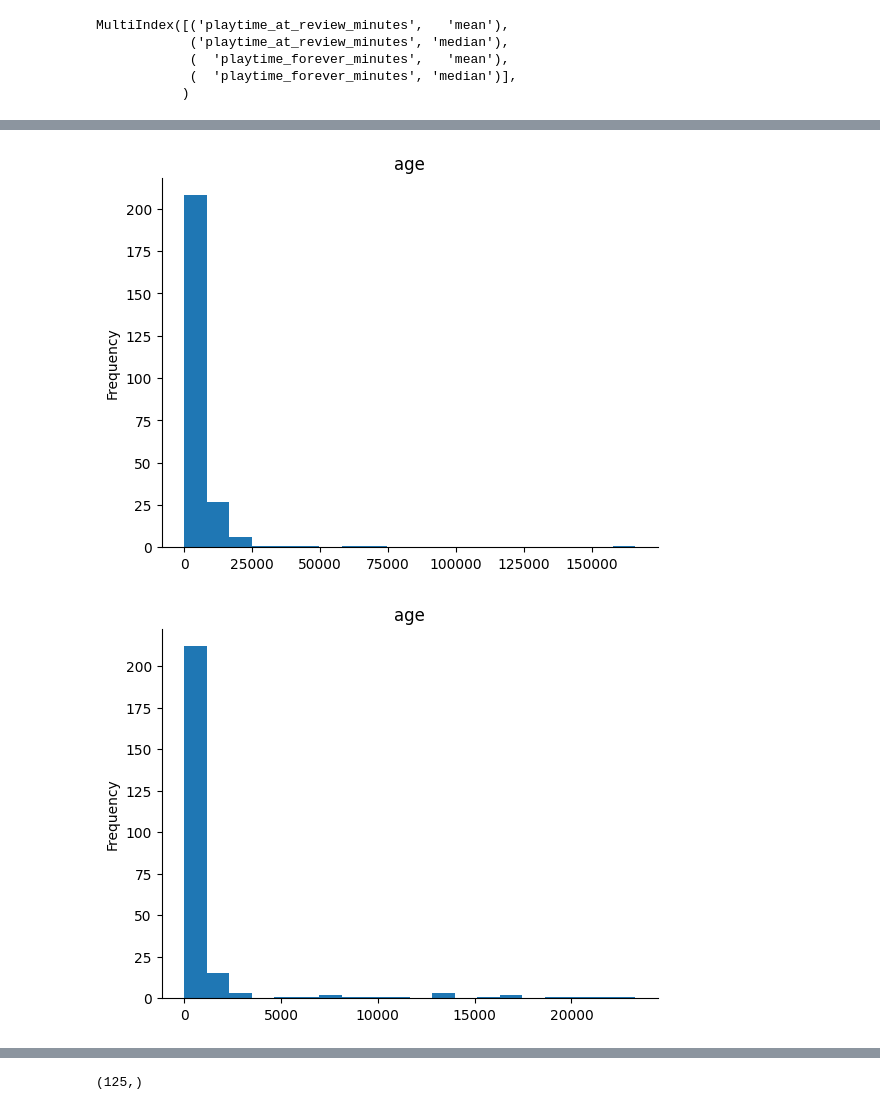
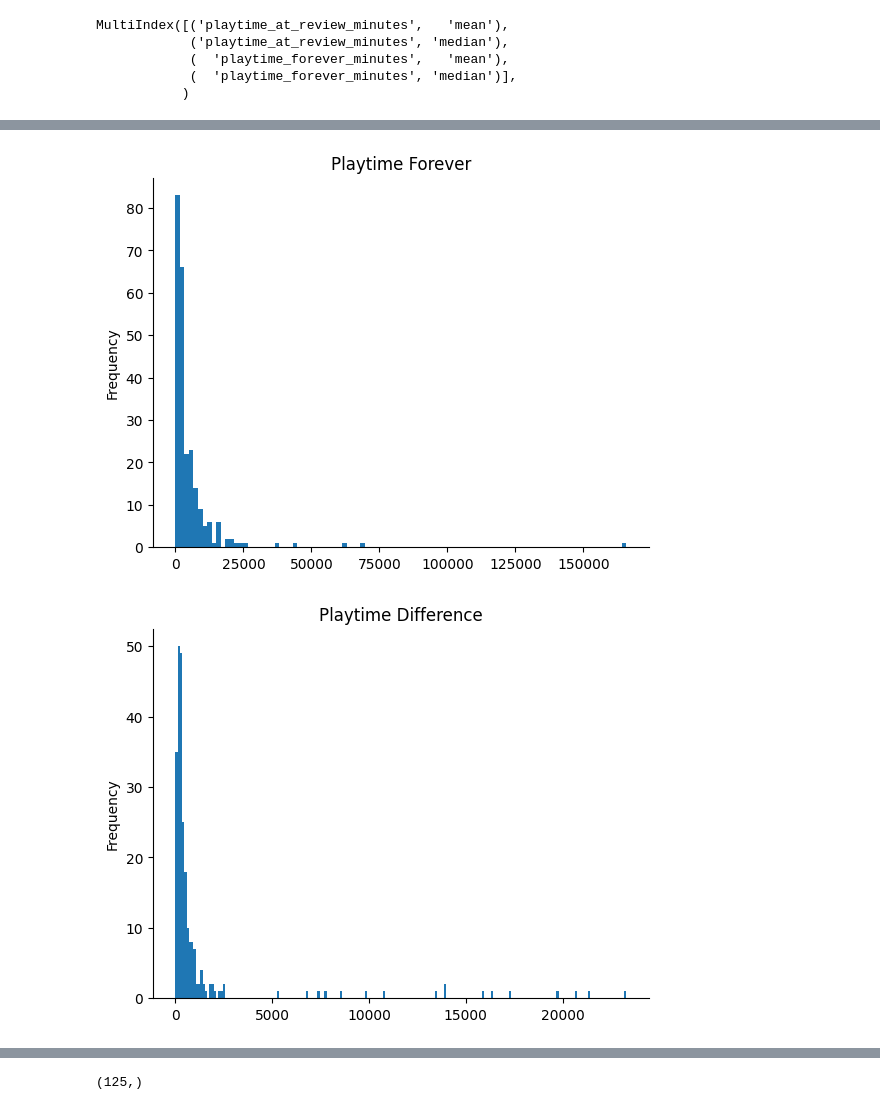
Before and after one commit to CGU-08-IST-332-nlp-steam-name/group-project, a Jupyter notebook: gameMetadata.ipynb, the cells around one changed output, grey strips where cells are left out. Saved outputs shown, nothing was run; the diff lists cells and outputs as text; code cells hidden in the pictures.

Commit message:
Added visualization cells for the slideshow/report

```diff
--- a/gameMetadata.ipynb
+++ b/gameMetadata.ipynb
@@ -6,8 +18,10 @@ KeyboardInterrupt:
 # %%
 ## set read/write paths for easy access
 
-review_path = '/data/raw_reviews.csv'
+review_path = 'data/raw_reviews.csv'
 
 review_df = pd.read_csv(review_path)
+review_df['playtime_at_review_minutes'] = review_df['playtime_at_review_minutes'].astype('int')
 review_df.head()
+print(review_df.shape)
 # %% [output]
@@ -94,17 +84,17 @@ plt.gca().spines[['top', 'right',]].set_visible(False)
 # %%
 from matplotlib import pyplot as plt
-agg_df[('playtime_forever_minutes',   'median')].plot(kind='hist', bins=20, title='age')
+agg_df[('playtime_forever_minutes',   'median')].plot(kind='hist', bins=100, title='Playtime Forever')
 plt.gca().spines[['top', 'right',]].set_visible(False)
 # %% [output]
-[figure, old version]
+[figure, new version]
 # %%
 agg_df["minutes_mean_diff"] = agg_df[('playtime_forever_minutes',   'mean')] - agg_df[('playtime_at_review_minutes',   'mean')]
 # %%
 from matplotlib import pyplot as plt
-agg_df["minutes_mean_diff"].plot(kind='hist', bins=20, title='age')
+agg_df["minutes_mean_diff"].plot(kind='hist', bins=200, title='Playtime Difference')
 plt.gca().spines[['top', 'right',]].set_visible(False)
 # %% [output]
-[figure, old version]
+[figure, new version]
 # %%
 agg_df["minutes_median_diff"] = agg_df[('playtime_forever_minutes',   'median')] - agg_df[('playtime_at_review_minutes',   'median')]
 # %%
```
Also changed, not shown: parts of 13 cells of this notebook, 3 other files.
